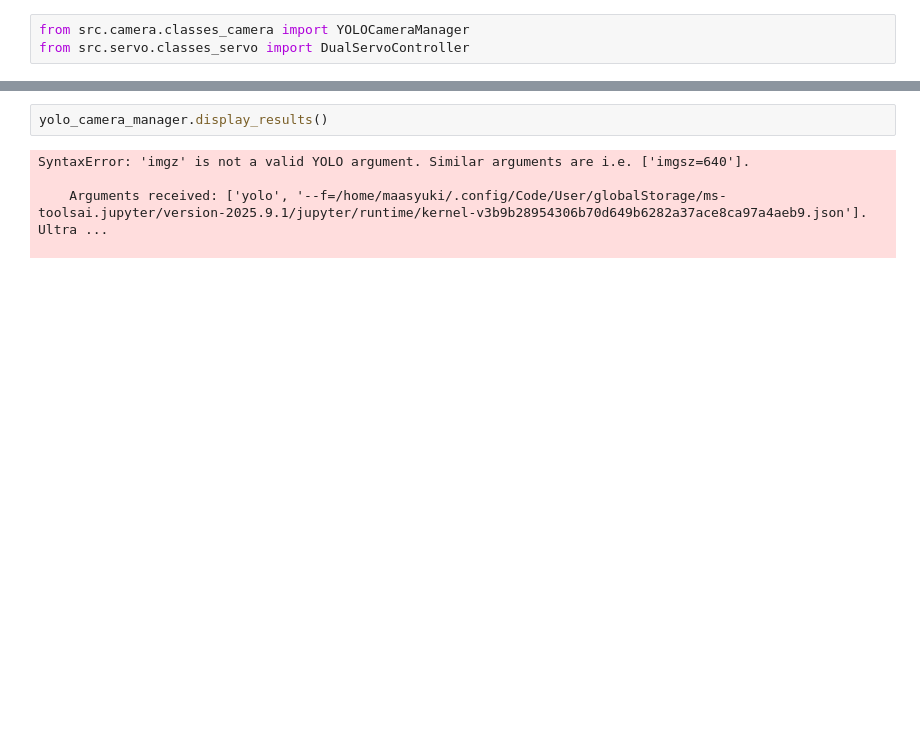
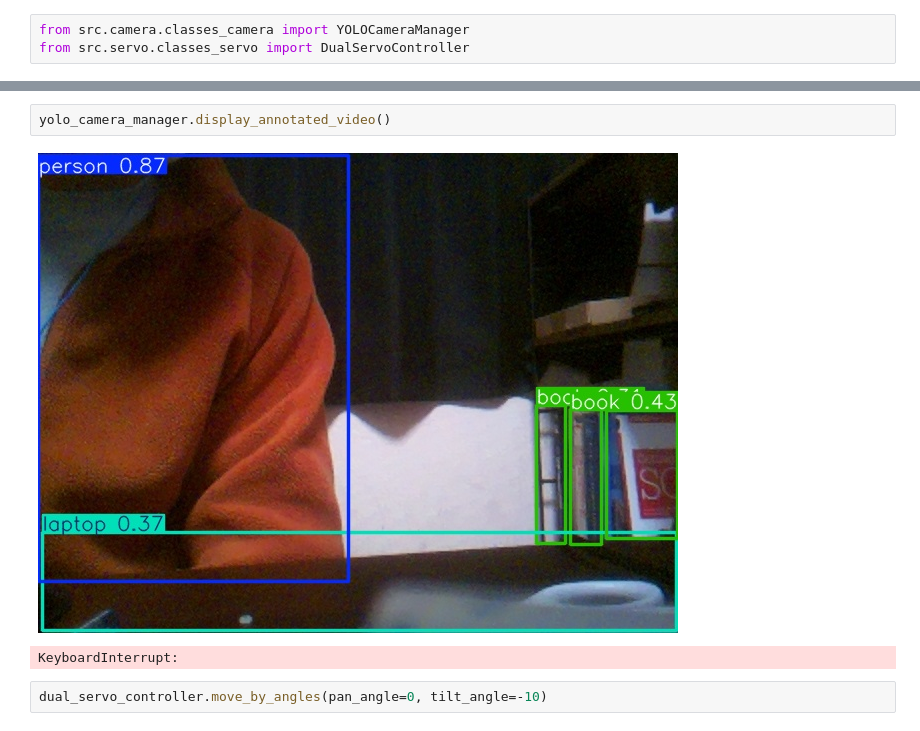
Before and after one commit to Masanovich/YOLO_on_Raspberry_Pi, a Jupyter notebook: notebooks/260110_09_YOLO_camera_on_servo.ipynb, the cells around one changed output, grey strips where cells are left out. Drawn from its saved outputs; the diff is of its cells as text; blank space fills up the shorter version.

```diff
--- a/notebooks/260110_09_YOLO_camera_on_servo.ipynb
+++ b/notebooks/260110_09_YOLO_camera_on_servo.ipynb
@@ -36,7 +45,7 @@ WARNING ⚠️ Unable to automatically guess model task, assuming 'task=detect'.
 # %%
-yolo_camera_manager.display_results()
+yolo_camera_manager.display_annotated_video()
 # %% [output]
+[figure, added]
-SyntaxError: 'imgz' is not a valid YOLO argument. Similar arguments are i.e. ['imgsz=640'].
-
-    Arguments received: ['yolo', '--f=/home/maasyuki/.config/Code/User/globalStorage/ms-toolsai.jupyter/version-2025.9.1/jupyter/runtime/kernel-v3b9b28954306b70d649b6282a37ace8ca97a4aeb9.json']. Ultra ...
-
+KeyboardInterrupt:
+# %%
+dual_servo_controller.move_by_angles(pan_angle=0, tilt_angle=-10)
```
Also changed, not shown: parts of 2 cells of this notebook, 3 other files.
